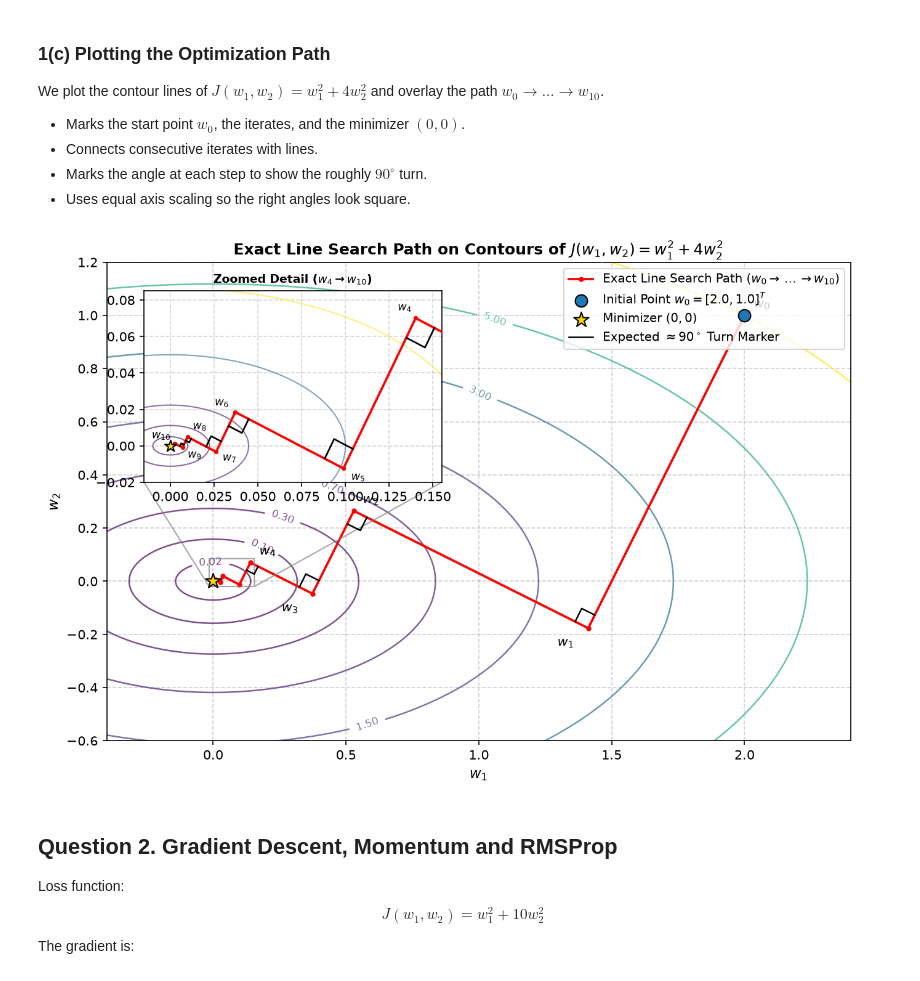
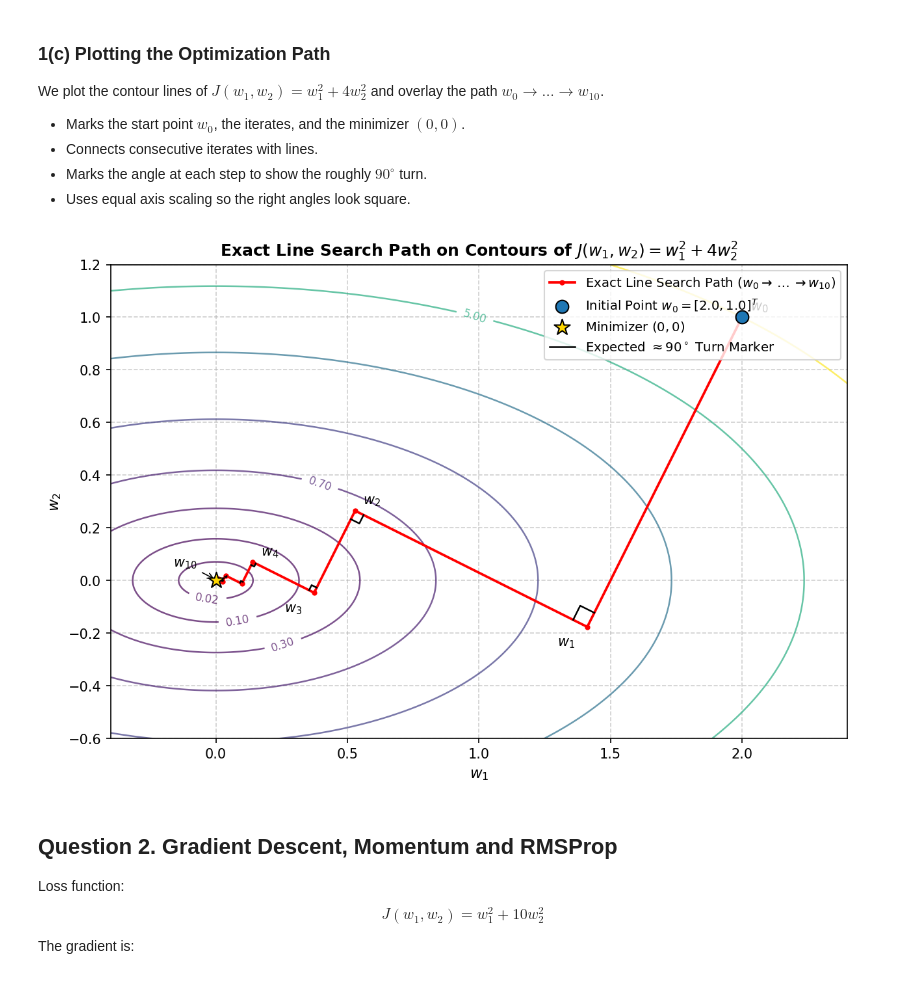
Before and after one commit to Infinite-Thinker/BITS_CONTENT, a Jupyter notebook: Math_Assignment_2/AIMLZC416_Assignment2.ipynb, the cells around one changed output. Drawn from its saved outputs; the diff is of its cells as text; code cells hidden in the pictures.

```diff
--- a/Math_Assignment_2/AIMLZC416_Assignment2.ipynb
+++ b/Math_Assignment_2/AIMLZC416_Assignment2.ipynb
@@ -61,7 +61,7 @@ def exact_line_search_quadratic(A, b, w0, num_steps):
     for _ in range(num_steps):
         grad = A @ w + b
 
-        # Stop if gradient is numerically zero: ||Aw_t + b||_2 < 10^-10
+        # Stop if ||Aw_t + b||_2 < 10^-10
         if np.linalg.norm(grad, ord=2) < 1e-10:
             break
 
@@ -69,8 +69,8 @@ def exact_line_search_quadratic(A, b, w0, num_steps):
         gt_g = float(g.T @ g)
         gt_A_g = float(g.T @ (A @ g))
 
-        # Avoid division by zero if denominator is numerically zero
-        if gt_A_g == 0.0:
+        # Safely guard against division by zero if gradient is numerically zero or denominator degenerate
+        if gt_A_g <= 0.0:
             break
 
         alpha = gt_g / gt_A_g
@@ -173,7 +173,7 @@ We plot the contour lines of $J(w_1, w_2) = w_1^2 + 4w_2^2$ and overlay the path
 # %%
 iter_arr = np.array(iterates)
 
-fig, ax = plt.subplots(figsize=(9, 8), dpi=150)
+fig, ax = plt.subplots(figsize=(8.5, 7.5), dpi=150)
 
 # Coordinate grid for contours
 w1_vals = np.linspace(-0.6, 2.5, 400)
@@ -195,85 +195,53 @@ ax.scatter(iter_arr[0, 0], iter_arr[0, 1], color='#1f77b4', s=90, zorder=6,
 ax.scatter(0, 0, color='gold', s=150, marker='*', zorder=6,
            label=r'Minimizer $(0, 0)$', edgecolor='black')
 
-def draw_angle_marker(target_ax, pt_prev, pt_curr, pt_next, size=0.04, color='black', lw=1.2):
+def draw_angle_marker(ax, pt_prev, pt_curr, pt_next, size=0.04, color='black', lw=1.2):
     """Visually marks the angle between incoming and outgoing path segments."""
     u = pt_prev - pt_curr
     v = pt_next - pt_curr
     len_u = np.linalg.norm(u)
     len_v = np.linalg.norm(v)
-    if len_u < 1e-6 or len_v < 1e-6:
+    if len_u < 1e-5 or len_v < 1e-5:
         return
     d1 = u / len_u
     d2 = v / len_v
-    s = min(len_u * 0.35, len_v * 0.35, size)
+    s = min(len_u, len_v, size)
     p1 = pt_curr + s * d1
     p2 = pt_curr + s * d1 + s * d2
     p3 = pt_curr + s * d2
-    target_ax.plot([p1[0], p2[0], p3[0]], [p1[1], p2[1], p3[1]], color=color, linewidth=lw, zorder=5)
+    ax.plot([p1[0], p2[0], p3[0]], [p1[1], p2[1], p3[1]], color=color, linewidth=lw, zorder=5)
 
-# Intermediate turn markers on main plot for w1, w2, w3, w4
-for t in range(1, 5):
-    draw_angle_marker(ax, iter_arr[t-1], iter_arr[t], iter_arr[t+1], size=0.055)
+# Visually mark the angle at every intermediate iterate where both adjacent segments exist
+for t in range(1, len(iter_arr) - 1):
+    draw_angle_marker(ax, iter_arr[t-1], iter_arr[t], iter_arr[t+1], size=0.06 * (0.6 ** (t - 1)))
 
-# Label iterates w0..w4 on main axes
-for t in range(5):
-    offset = (7, 6) if t % 2 == 0 else (-24, -14)
+# Label iterates
+for t in range(min(5, len(iter_arr))):
+    offset = (6, 5) if t % 2 == 0 else (-22, -14)
     ax.annotate(f'$w_{{{t}}}$', (iter_arr[t, 0], iter_arr[t, 1]),
                 textcoords='offset points', xytext=offset, fontsize=10, fontweight='bold')
 
-# Inset axes zooming in on iterates near origin: w4 to w10
-axins = ax.inset_axes([0.05, 0.54, 0.40, 0.40])
-
-w1_in = np.linspace(-0.02, 0.16, 200)
-w2_in = np.linspace(-0.02, 0.09, 200)
-W1_in, W2_in = np.meshgrid(w1_in, w2_in)
-J_in = W1_in**2 + 4.0 * W2_in**2
-cs_in = axins.contour(W1_in, W2_in, J_in, levels=[0.0001, 0.0005, 0.002, 0.01, 0.03], cmap='viridis', alpha=0.6, linewidths=1.0)
-
-axins.plot(iter_arr[3:, 0], iter_arr[3:, 1], 'r.-', linewidth=1.8, markersize=5, zorder=4)
-axins.scatter(0, 0, color='gold', s=90, marker='*', zorder=6, edgecolor='black')
-
-# Intermediate turn markers inside inset for w4..w9
-for t in range(4, len(iter_arr) - 1):
-    draw_angle_marker(axins, iter_arr[t-1], iter_arr[t], iter_arr[t+1], size=0.012, lw=1.3)
-
-# Label later iterates w4..w10 in the inset so all iterates are identifiable
-inset_labels = {
-    4: (-14, 6),
-    5: (6, -9),
-    6: (-16, 5),
-    7: (5, -7),
-    8: (4, 6),
-    9: (4, -8),
-    10: (-18, 4)
-}
-for t in range(4, 11):
-    axins.annotate(f'$w_{{{t}}}$', (iter_arr[t, 0], iter_arr[t, 1]),
-                   textcoords='offset points', xytext=inset_labels[t],
-                   fontsize=8.5, fontweight='bold')
-
-axins.set_xlim(-0.015, 0.155)
-axins.set_ylim(-0.02, 0.085)
-axins.set_title(r'Zoomed Detail ($w_4 \to w_{10}$)', fontsize=9, fontweight='bold')
-axins.grid(True, linestyle='--', alpha=0.5)
-ax.indicate_inset_zoom(axins, edgecolor='gray', alpha=0.7)
+# Label final iterate w10 with callout arrow
+ax.annotate(r'$w_{10}$', (iter_arr[10, 0], iter_arr[10, 1]),
+            textcoords='offset points', xytext=(-32, 10), fontsize=10, fontweight='bold',
+            arrowprops=dict(arrowstyle='->', lw=0.8, color='black'))
 
 # Legend entry for angle marker
 ax.plot([], [], 'k-', linewidth=1.2, label=r'Expected $\approx 90^\circ$ Turn Marker')
 
 ax.set_title(r'Exact Line Search Path on Contours of $J(w_1, w_2) = w_1^2 + 4w_2^2$', fontsize=12, fontweight='bold')
 ax.set_xlabel('$w_1$', fontsize=11)
 ax.set_ylabel('$w_2$', fontsize=11)
 ax.set_aspect('equal')
 ax.set_xlim(-0.4, 2.4)
 ax.set_ylim(-0.6, 1.2)
 ax.grid(True, linestyle='--', alpha=0.6)
 ax.legend(loc='upper right', fontsize=9.5)
 
 plt.tight_layout()
 plt.show()
 # %% [output]
-[figure, old version]
+[figure, new version]
 # %% [markdown]
 ## Question 2. Gradient Descent, Momentum and RMSProp
 
```
Also changed, not shown: parts of 2 cells of this notebook.
